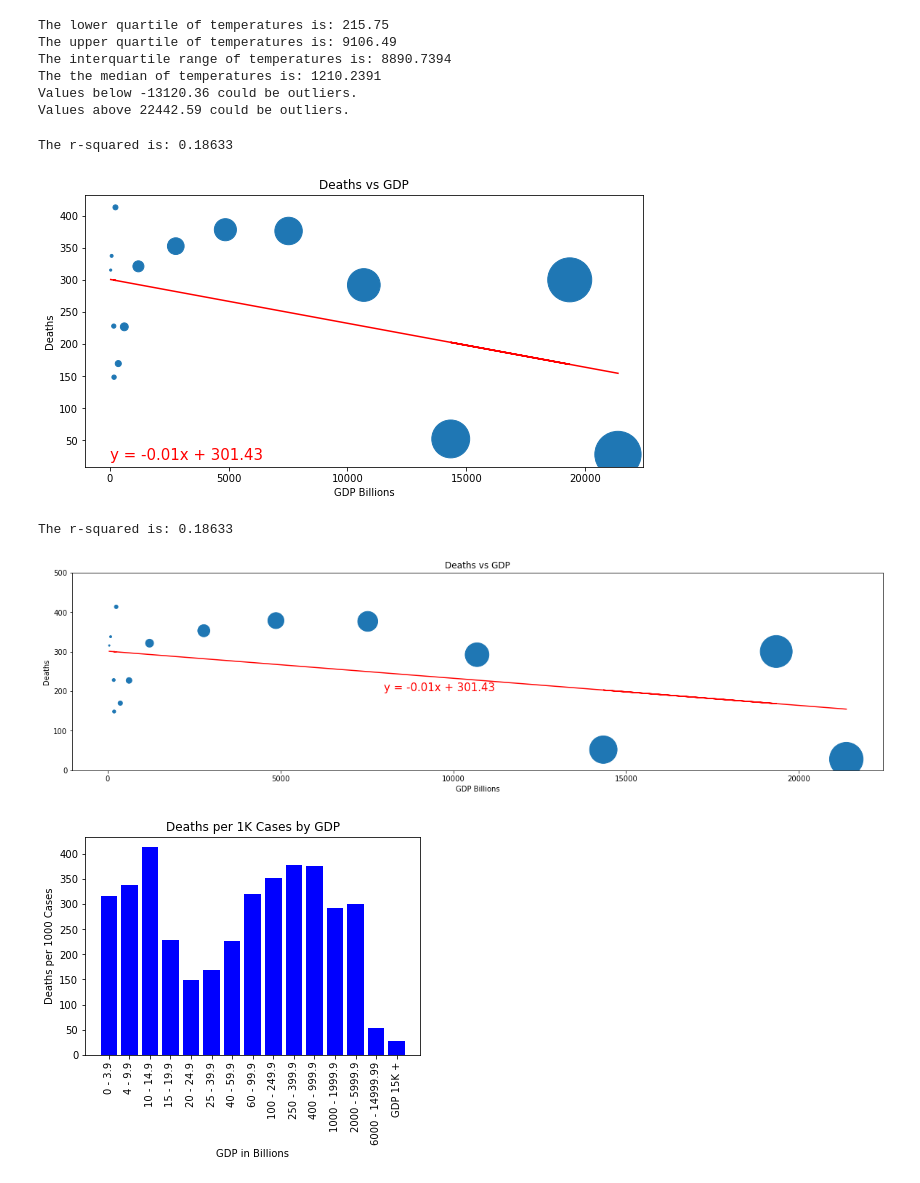
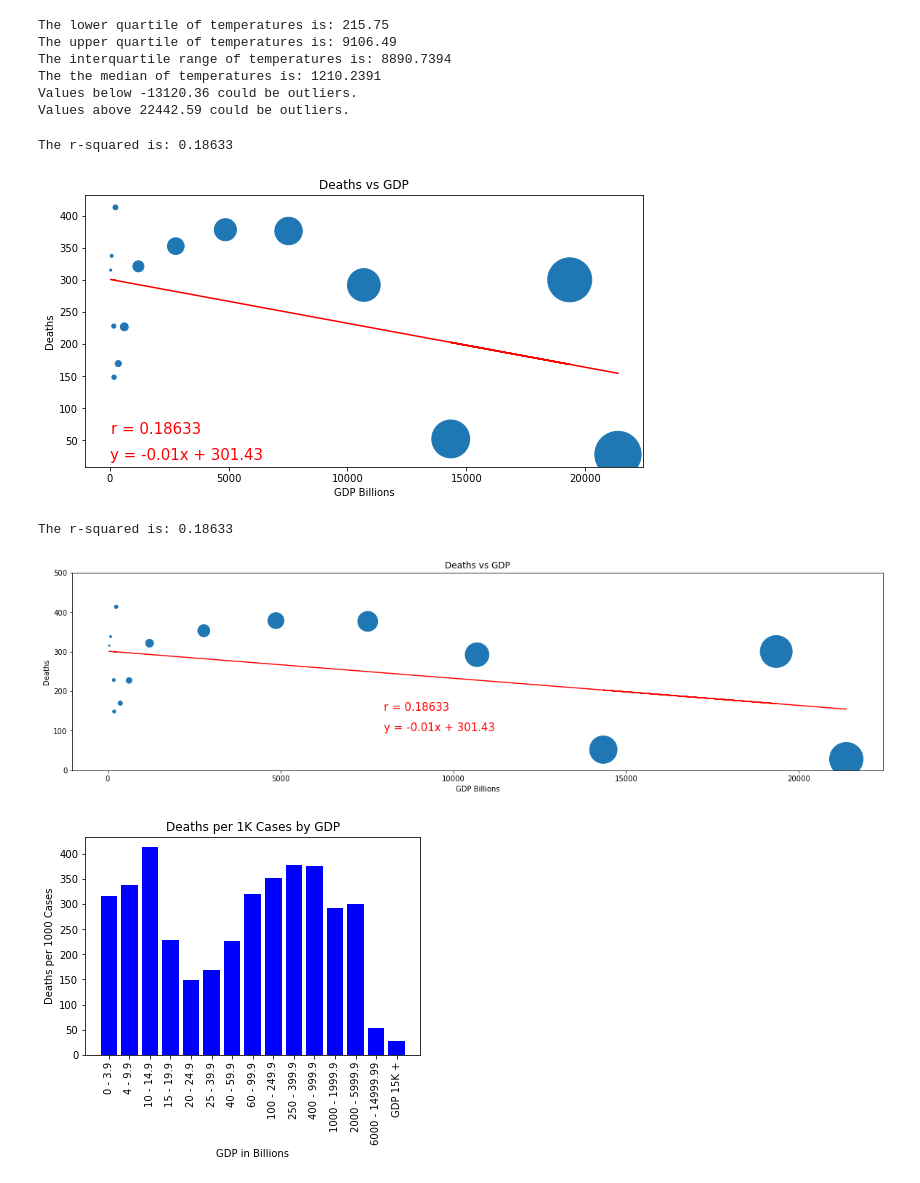
Before and after one commit to AustinRCole/COVID_Lat_GDP_analysis, a Jupyter notebook: GDP_Data_Analysis.ipynb, the cells around one changed output. Cells and saved outputs as stored; diff of their text form; code cells hidden in the pictures.

```diff
--- a/GDP_Data_Analysis.ipynb
+++ b/GDP_Data_Analysis.ipynb
@@ -321,10 +321,10 @@ y_axis = Final_GDP['Deaths per 1000 Cases']
 (slope, intercept, rvalue, pvalue, stderr) = linregress(x_axis, y_axis)
 regress_values = x_axis * slope + intercept
 line_eq = "y = " + str(round(slope,2)) + "x + " + str(round(intercept,2))
-
 plt.figure(figsize=(10, 5))
 plt.scatter(x_axis, y_axis, s = x_axis/10)
 plt.plot(x_axis,regress_values,"r-")
+plt.annotate(f"r = {round(rvalue**2,5)}", (50,60), fontsize=15,color="red")
 plt.annotate(line_eq,(10,20),fontsize=15,color="red")
 # plt.xlim(0, 15000)
 # plt.ylim(0, 80)
@@ -332,35 +332,36 @@ plt.title("Deaths vs GDP")
 plt.xlabel("GDP Billions")
 plt.ylabel("Deaths")
 print(f"The r-squared is: {round(rvalue**2,5)}")
-plt.savefig("COVID-19_DeathsvGDP_xlim15b.png")
+plt.savefig("Resources/COVID-19_DeathsvGDP_xlim15b.png")
 plt.show()
 # %% [output]
 The r-squared is: 0.18633
-[figure, old version]
+[figure, new version]
 # %%
 #  Is there any relationship between 2019 GDP with the infection rate/deaths?
 x_axis = Final_GDP['2019 GDP in Billions']
 y_axis = Final_GDP['Deaths per 1000 Cases']
 
 (slope, intercept, rvalue, pvalue, stderr) = linregress(x_axis, y_axis)
 regress_values = x_axis * slope + intercept
 line_eq = "y = " + str(round(slope,2)) + "x + " + str(round(intercept,2))
 
 plt.figure(figsize=(20, 5))
 plt.scatter(x_axis, y_axis, s = x_axis/10)
 
 plt.plot(x_axis,regress_values,"r-")
-plt.annotate(line_eq,(8000,200),fontsize=15,color="red")
+plt.annotate(f"r = {round(rvalue**2,5)}", (8000,150),fontsize=15,color="red")
+plt.annotate(line_eq,(8000,100),fontsize=15,color="red")
 
 # plt.xlim(0, 13000)
 plt.ylim(0, 500)
 plt.title("Deaths vs GDP")
 plt.xlabel("GDP Billions")
 plt.ylabel("Deaths")
 print(f"The r-squared is: {round(rvalue**2,5)}")
-plt.savefig("COVID-19_DeathsvGDP_nolim.png")
+plt.savefig("Resources/COVID-19_DeathsvGDP_nolim.png")
 plt.show()
 # %% [output]
 The r-squared is: 0.18633
-[figure, old version]
+[figure, new version]
 # %%
```
Also changed, not shown: parts of 3 cells of this notebook, 8 other files.
